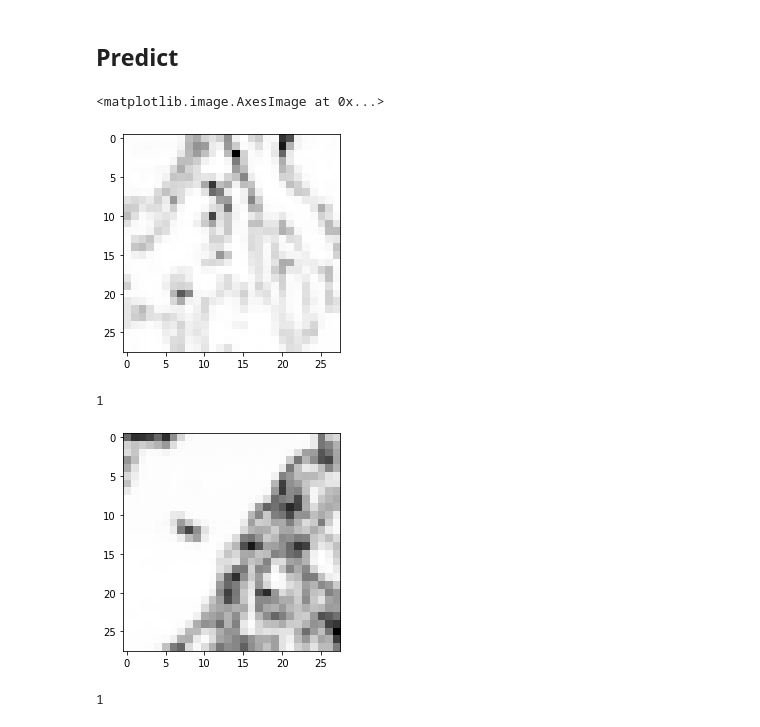
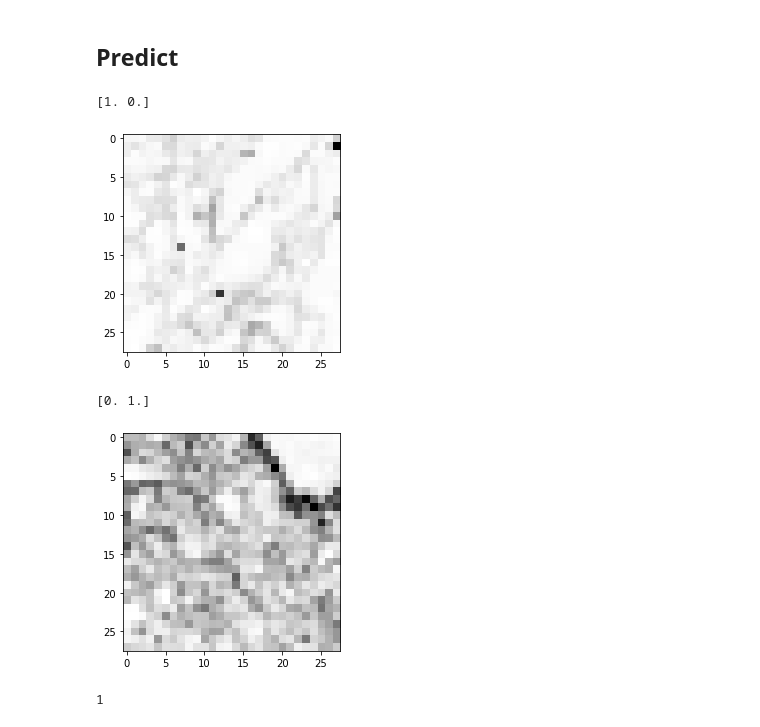
Before and after one commit to mjirik/scaffan, a Jupyter notebook: devel/CNN_scaffan_train.ipynb, the cells around one changed output. Cells and saved outputs as stored; diff of their text form; code cells hidden in the pictures.

```diff
--- a/devel/CNN_scaffan_train.ipynb
+++ b/devel/CNN_scaffan_train.ipynb
@@ -30,5 +31,5 @@ y: int32 (1882,), unique: [1 2]
 # %%
-y = to_categorical(y)
+y = to_categorical(y-1)
 import sklearn.model_selection
 # sklearn.train_test_split
 X_train, X_test, y_train, y_test = sklearn.model_selection.train_test_split(X, y, test_size=0.33)
@@ -69,16 +74,17 @@ Epoch 3/3
 ## Predict
 # %%
 plt.imshow(X_test[-116].reshape(28,28), cmap='gray')
+print(y_test[-116])
 # %% [output]
-<matplotlib.image.AxesImage at 0x...>
+[1. 0.]
-[figure, old version]
+[figure, new version]
 # %%
-i = -200
+i = -116
 plt.imshow(X[i,:,:,0], cmap="gray")
 print(y[i])
 # %% [output]
-1
+[0. 1.]
-[figure, old version]
+[figure, new version]
 # %%
 np.max(np.argmax(model.predict(X_test[:]), axis=1))
 # %% [output]
```
Also changed, not shown: parts of 11 cells of this notebook.
